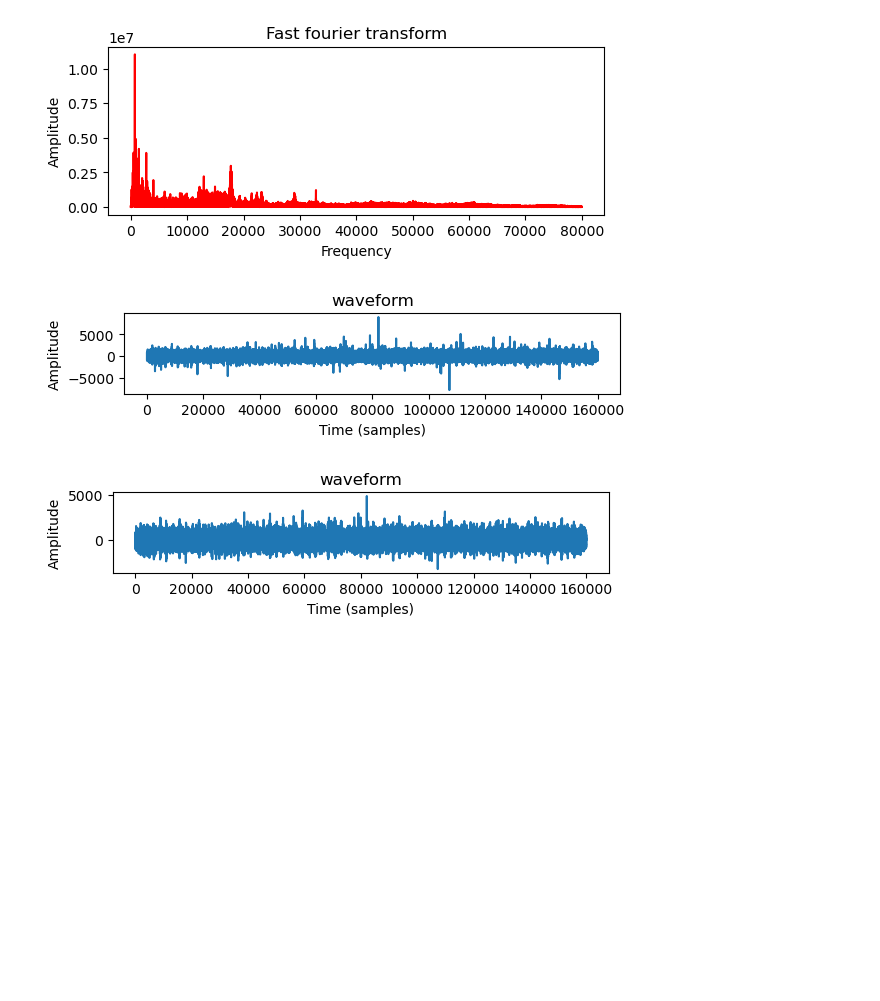
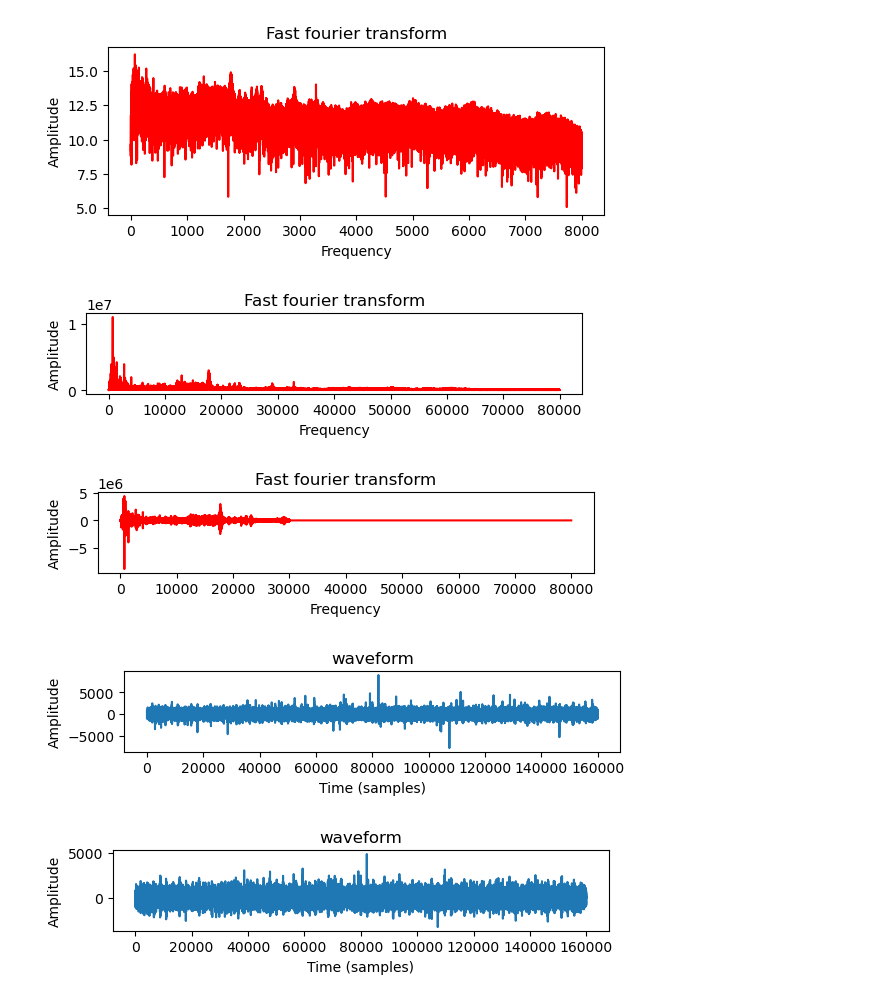
Before and after one commit to FlyingFish760/5ARIP10, a Jupyter notebook: Denoise.ipynb, the cells around one changed output. Cells and saved outputs as stored; diff of their text form; code cells hidden in the pictures; blank space fills up the shorter version.

Commit message:
add periodic data processing file

```diff
--- a/Denoise.ipynb
+++ b/Denoise.ipynb
@@ -30,16 +31,18 @@ print(data)
 # perform fast fourier transform
 
 data_fft = abs(fft(data))                   #cauculate fast fourier transform and use absolute values (fft is complex numbers list)
+data_log = np.log(data_fft)   #due to that the amplitude ranges too large, transfrom the y-axis to log form
+data_freq = fftfreq(data_log.size, d=1/sample_rate)
 
 plt.figure()
 plt.subplot(211)
-plt.plot(data_fft[range(int(len(data)/2))], 'r')   #due to symmetry, only use half of the range
+plt.plot(data_freq[range(int(len(data)/2))], data_log[range(int(len(data)/2))], 'r')   #due to symmetry, only use half of the range
 plt.title('Fast fourier transform')
 plt.xlabel('Frequency')
 plt.ylabel('Amplitude')
 plt.show()
 # %% [output]
-[figure, old version]
+[figure, new version]
 # %%
 # perform filter
 
@@ -51,37 +54,39 @@ data_filter = ifft(data_cut)  #transform back from frequencies to signal
 wavfile.write(filename = "section_00_source_train_normal_0000_volt_1.0_filtered.wav", rate = sample_rate, data = data_filter.astype(data.dtype))
 
 #plot the waveform plots before and after filtering
-""" plt.figure()
+plt.figure()
 plt.subplot(411)
 plt.plot(data_fft[range(int(len(data)/2))], 'r')   #due to symmetry, only use half of the range
 plt.title('Fast fourier transform')
 plt.xlabel('Frequency')
 plt.ylabel('Amplitude')
 plt.show()
 
 
 plt.subplot(412)
 plt.plot(data_cut[range(int(len(data)/2))], 'r')   #due to symmetry, only use half of the range
 plt.title('Fast fourier transform')
 plt.xlabel('Frequency')
 plt.ylabel('Amplitude')
-plt.show() """
+plt.show()
 
 
 plt.subplot(411)
 plt.plot(data)
 plt.title('waveform')
 plt.xlabel('Time (samples)')
 plt.ylabel('Amplitude')
 plt.show()
 
 
 plt.subplot(412)
 plt.plot(data_filter)
 plt.title('waveform')
 plt.xlabel('Time (samples)')
 plt.ylabel('Amplitude')
 plt.show()
 # %% [output]
-[figure, old version]
+[figure, new version]
-[figure, old version]
+[figure, new version]
+[figure, added]
+[figure, added]
```
Also changed, not shown: parts of 2 cells of this notebook, 3 other files.
